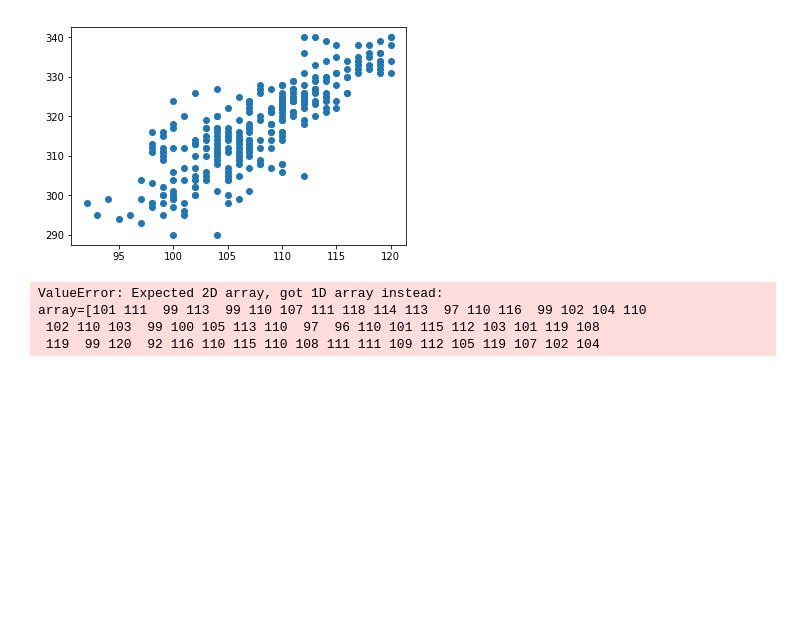
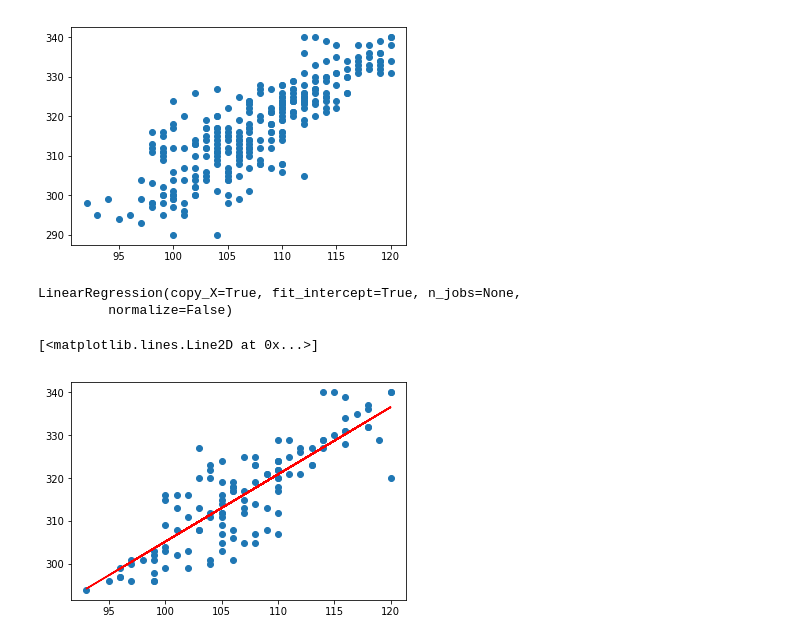
Before and after one commit to nicolesn/python-lab, a Jupyter notebook: 回歸分析.ipynb, the cells around one changed output. Drawn from its saved outputs; the diff is of its cells as text; code cells hidden in the pictures; blank space fills up the shorter version.

```diff
--- a/回歸分析.ipynb
+++ b/回歸分析.ipynb
@@ -86,4 +104,10 @@ df3 = df[["GRE Score"]]
 from sklearn.linear_model import LinearRegression
 regr=LinearRegression()
 x1=np.array(df["TOEFL Score"])
-y=np.array(df["GRE Score"])
+
+y1=np.array(df["GRE Score"])
+
+x = x1.reshape(len(x1), 1)
+y = y1.reshape(len(y1), 1)
+print(x)
+print(y)
@@ -130,3 +132,4 @@ array([[337],
 # %%
 from sklearn.model_selection import train_test_split
-x1_train,x1_test,y_train,y_test=train_test_split(x1,y,test_size=0.3,random_state=42)
+x1_train,x1_test,y_train,y_test=train_test_split(x,y,test_size=0.3,random_state=42)
+print(x1_train, y_train)
@@ -138,7 +159,13 @@ plt.scatter(x1_train,y_train)
 # %%
 regr.fit(x1_train,y_train)
 # %% [output]
-ValueError: Expected 2D array, got 1D array instead:
-array=[101 111  99 113  99 110 107 111 118 114 113  97 110 116  99 102 104 110
- 102 110 103  99 100 105 113 110  97  96 110 101 115 112 103 101 119 108
- 119  99 120  92 116 110 115 110 108 111 111 109 112 105 119 107 102 104
+LinearRegression(copy_X=True, fit_intercept=True, n_jobs=None,
+         normalize=False)
+# %%
+Y1_pred=regr.predict(x1_test)
+# %%
+plt.scatter(x1_test,y_test)
+plt.plot(x1_test,Y1_pred,'r')
+# %% [output]
+[<matplotlib.lines.Line2D at 0x...>]
+[figure, added]
```
Also changed, not shown: parts of 5 cells of this notebook.
